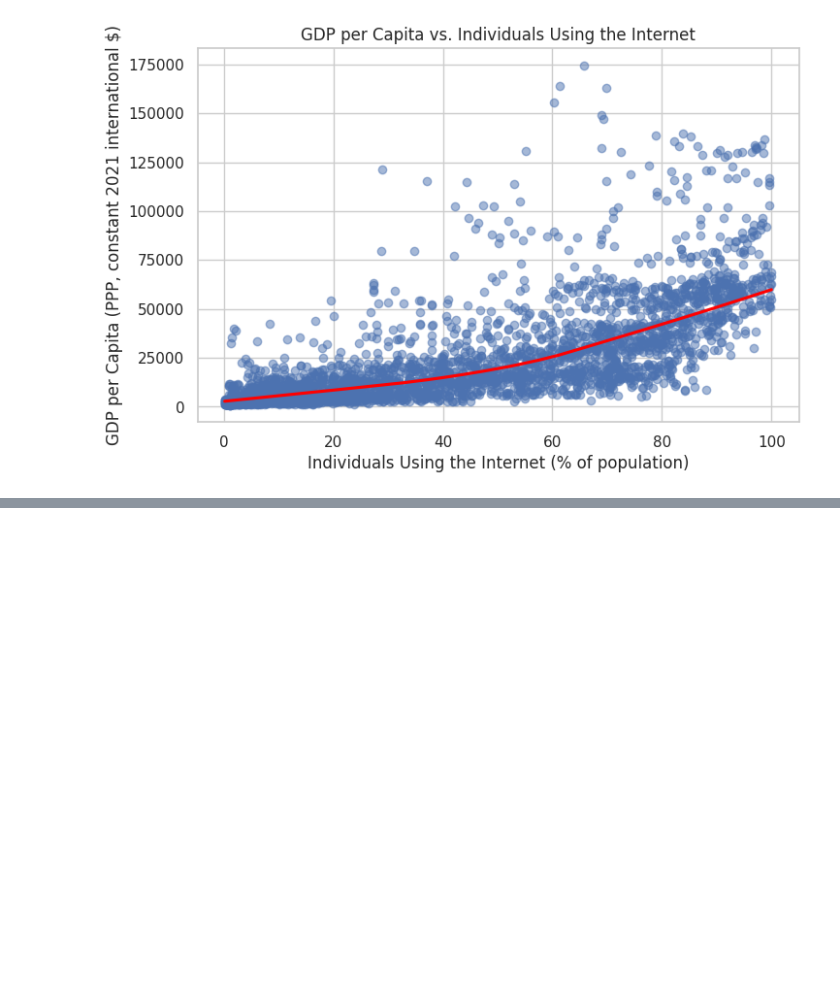
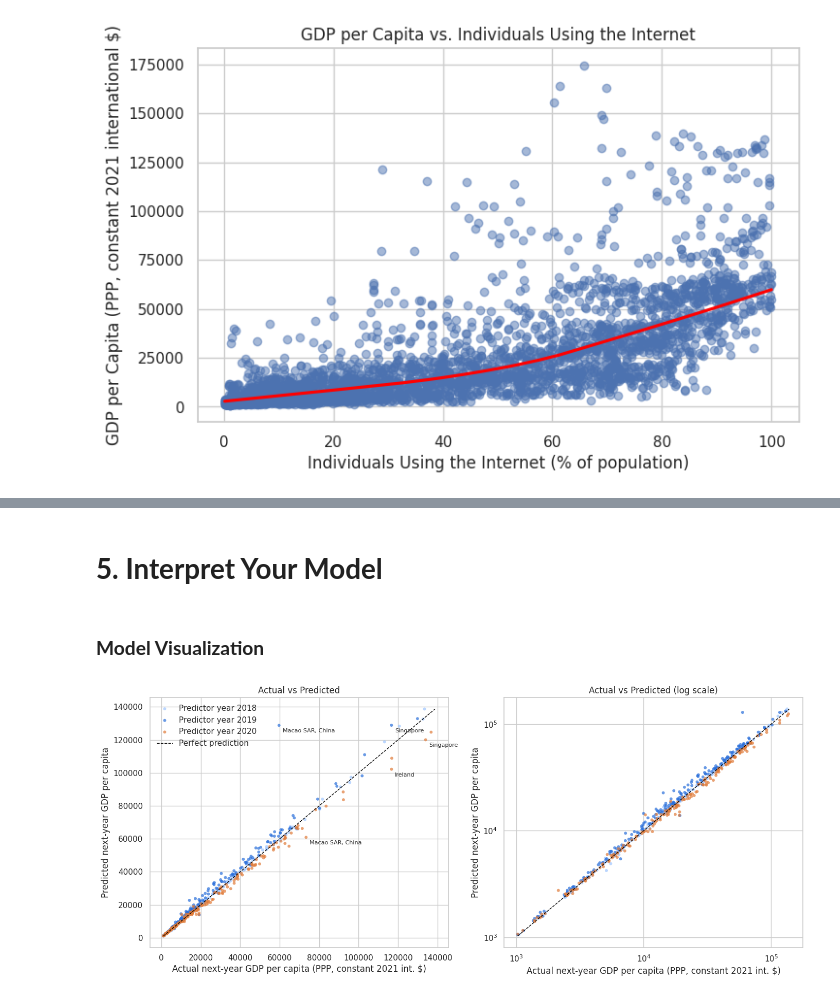
Before and after one commit to abijeet-dhillon/data601_project, a Jupyter notebook: notebooks/DATA601_Project.ipynb, the cells around one changed output, grey strips where cells are left out. Drawn from its saved outputs; the diff is of its cells as text; code cells hidden in the pictures; blank space fills up the shorter version.

```diff
--- a/notebooks/DATA601_Project.ipynb
+++ b/notebooks/DATA601_Project.ipynb
@@ -797,0 +1715,15 @@ Dataset limitations: This the dataset has missing values for some indicators and
+# %%
+# Combine Train + Validation, then train the final model
+X_train_final = pd.concat([X_train_2, X_val_2], ignore_index=True)
+y_train_final = pd.concat([y_train, y_val], ignore_index=True)
+y_train_final_log = np.log1p(y_train_final)
+
+final_xgb = XGBRegressor(**xgb_search.best_params_, random_state=seed)
+final_xgb.fit(X_train_final, y_train_final_log)
+
+# Predict and convert back from log scale to GDP per capita
+final_train_pred = np.expm1(final_xgb.predict(X_train_final))
+final_test_pred = np.expm1(final_xgb.predict(X_test_2))
+
+print("Final parameters:", xgb_search.best_params_)
+print("Train (Train+Val):", X_train_final.shape, "| Test:", X_test_2.shape)
@@ -797,0 +1909,33 @@ Dataset limitations: This the dataset has missing values for some indicators and
+# %% [markdown]
+# **5. Interpret Your Model**
+# %% [markdown]
+### **Model Visualization**
+# %%
+sns.set_theme(style="whitegrid")
+BLUE, ORANGE, GRAY = "#2a6fdb", "#e07b39", "#8a8f98"
+
+# 1. Actual vs Predicted GDP per capita (test set)
+fig, axes = plt.subplots(1, 2, figsize=(14, 6))
+year_colors = {2018: "#9ec5fe", 2019: BLUE, 2020: ORANGE}
+
+for ax, log in zip(axes, [False, True]):
+    for yr, g in res.groupby("Year"):
+        ax.scatter(g["Actual"], g["Predicted"], s=18, alpha=0.7, color=year_colors.get(yr, GRAY),
+                   label=f"Predictor year {yr}", edgecolor="none")
+    lims = [res[["Actual", "Predicted"]].min().min(), res[["Actual", "Predicted"]].max().max()]
+    ax.plot(lims, lims, color="black", lw=1, ls="--", label="Perfect prediction")
+    if log:
+        ax.set_xscale("log"); ax.set_yscale("log")
+        ax.set_title("Actual vs Predicted (log scale)")
+    else:
+        ax.set_title("Actual vs Predicted")
+        for _, r in res.nlargest(5, "Abs Error").iterrows():   # label the 5 largest errors
+            ax.annotate(r["Country Name"], (r["Actual"], r["Predicted"]), fontsize=8,
+                        xytext=(5, -10), textcoords="offset points")
+    ax.set_xlabel("Actual next-year GDP per capita (PPP, constant 2021 int. $)")
+    ax.set_ylabel("Predicted next-year GDP per capita")
+axes[0].legend(frameon=False)
+plt.tight_layout()
+plt.show()
+# %% [output]
+[figure, added]
```
Also changed, not shown: parts of 169 cells of this notebook, 10 other files.
